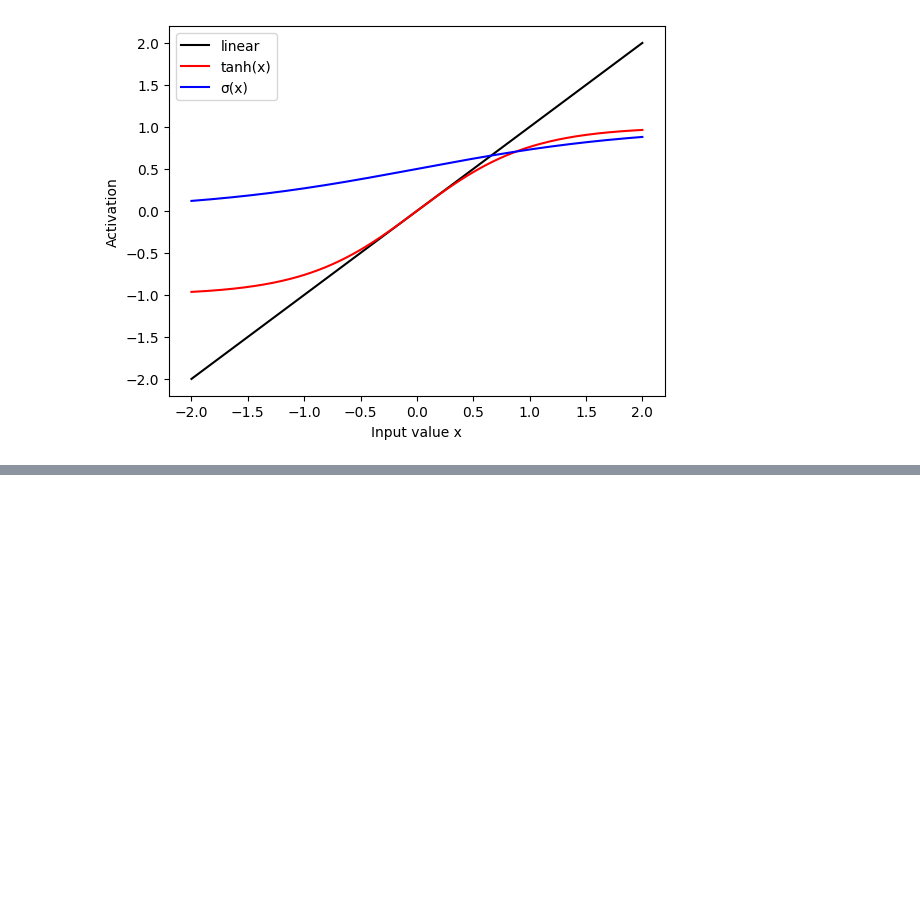
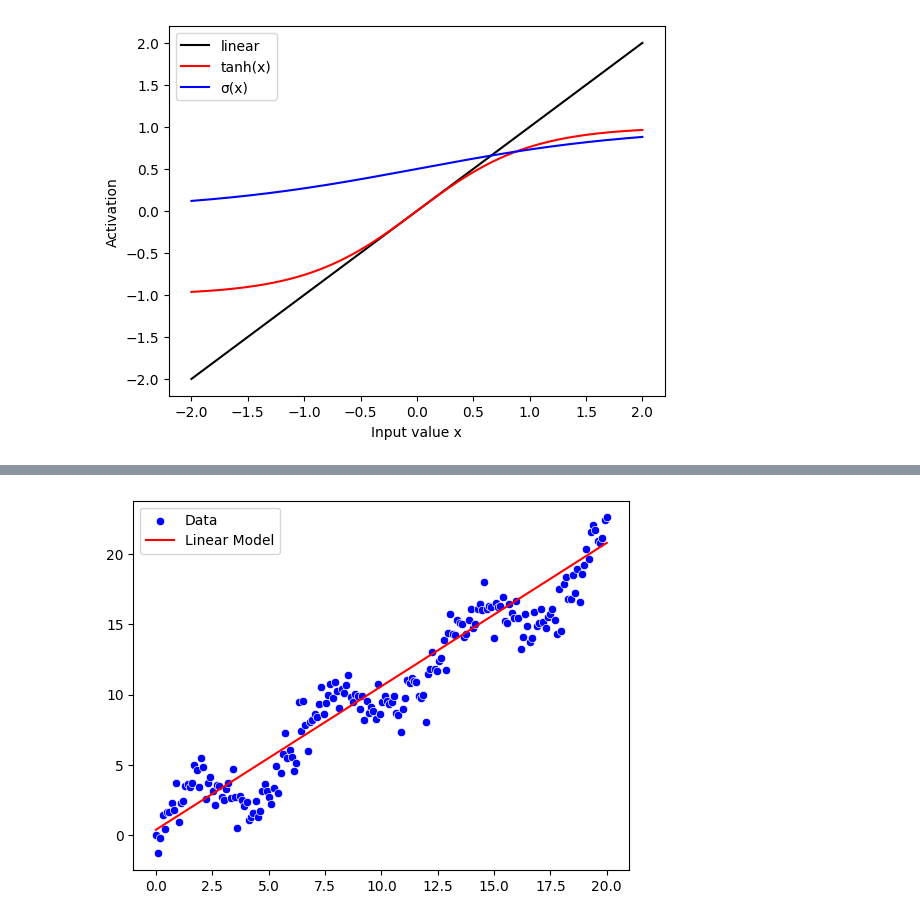
Before and after one commit to Pirner/data_science_notebooks, a Jupyter notebook: learning/inside_deeplearning/chapter_02/chapter_content.ipynb, the cells around one changed output, grey strips where cells are left out. Drawn from its saved outputs; the diff is of its cells as text; code cells hidden in the pictures; blank space fills up the shorter version.

```diff
--- a/learning/inside_deeplearning/chapter_02/chapter_content.ipynb
+++ b/learning/inside_deeplearning/chapter_02/chapter_content.ipynb
@@ -319,0 +331,43 @@ plt.show()
+# %%
+def train_simple_network_old(model, loss_func, training_loader, epochs=20, device="cpu"):
+    optimizer = torch.optim.SGD(model.parameters(), lr=0.001)
+
+    model.to(device)
+
+    for epoch in tqdm(range(epochs), desc="Epoch"):
+        model = model.train()
+        running_loss = 0.0
+
+        for inputs, labels in tqdm(training_loader, desc="Batch", leave=False):
+            inputs = moveTo(inputs, device)
+            labels = moveTo(labels, device)
+
+            optimizer.zero_grad()
+
+
+            y_hat = model(inputs)
+
+            loss = loss_func(y_hat, labels)
+            loss.backward()
+            optimizer.step()
+            running_loss += loss.item()
+# %%
+model = nn.Sequential(
+    nn.Linear(1, 10),
+    nn.Tanh(),
+    nn.Linear(10, 1),
+)
+training_loader = DataLoader(Simple1DRegressionDataset(X, y), shuffle=True)
+in_features = 1
+out_features = 1
+model = nn.Linear(in_features, out_features)
+loss_func = nn.MSELoss()
+device = torch.device('cuda')
+train_simple_network_old(model, loss_func, training_loader, device=device)
+
+with torch.no_grad():
+    y_pred = model(torch.tensor(X.reshape(-1, 1), device=device, dtype=torch.float32)).cpu().numpy()
+    sns.scatterplot(x=X, y=y, color='blue', label='Data')
+    sns.lineplot(x=X, y=y_pred.ravel(), color='red', label='Linear Model')
+# %% [output]
+[figure, added]
```
Also changed, not shown: parts of 15 cells of this notebook, 1 other file.
